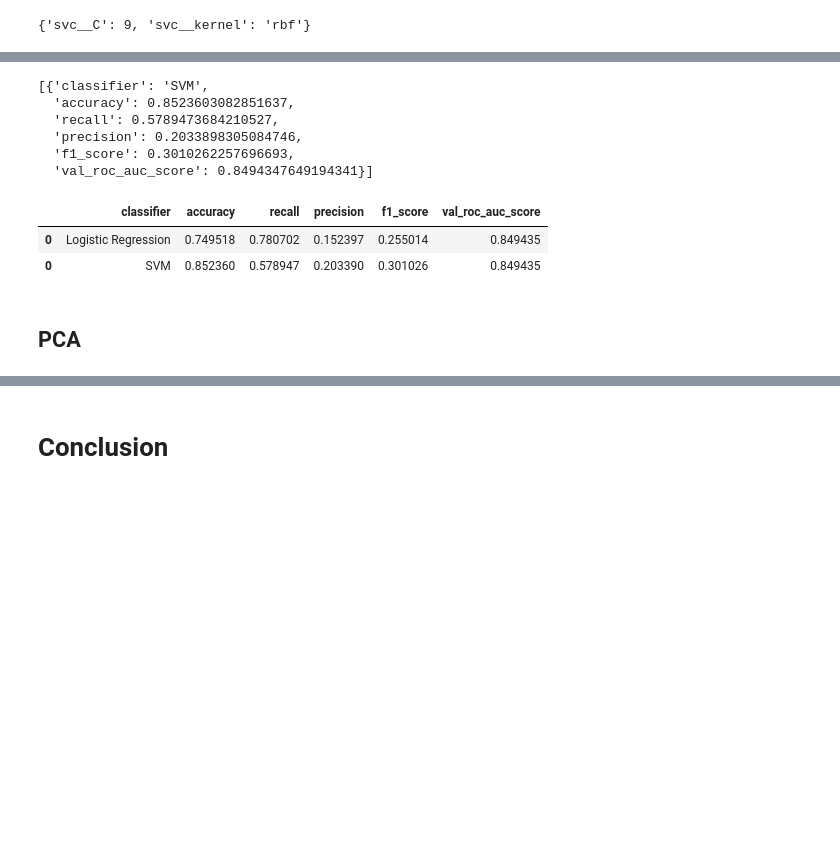
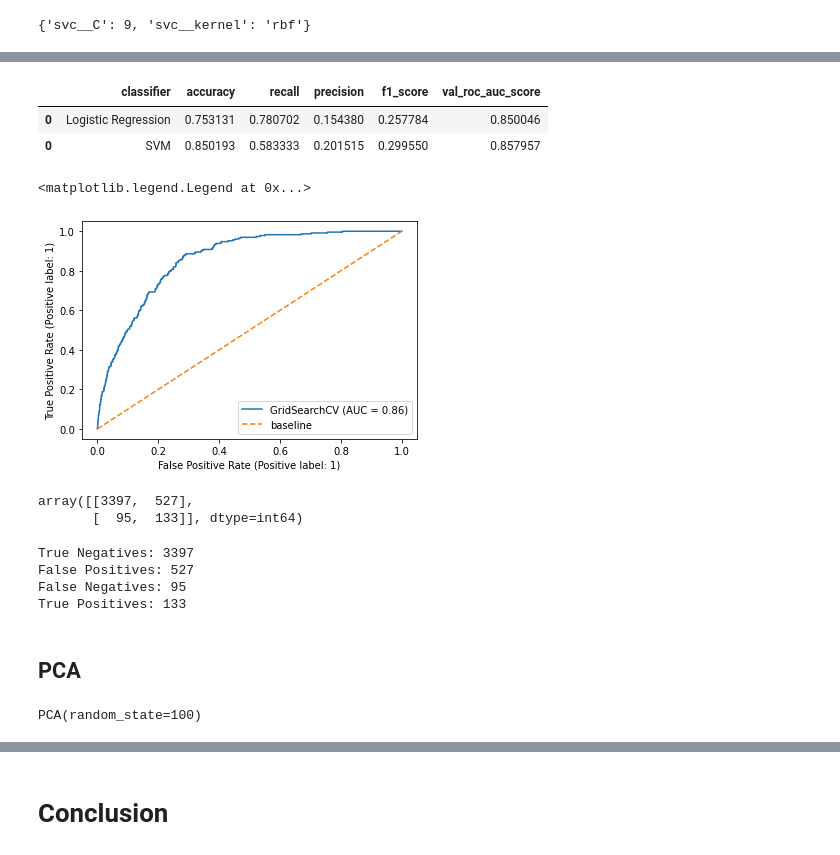
Before and after one commit to kkhalis/project_4, a Jupyter notebook: Project 4 - West Nile Virus Prediction_Casper.ipynb, the cells around one changed output, grey strips where cells are left out. Cells and saved outputs as stored; diff of their text form; code cells hidden in the pictures; blank space fills up the shorter version.

Commit message:
updated models and add train comb csv

```diff
--- a/Project 4 - West Nile Virus Prediction_Casper.ipynb
+++ b/Project 4 - West Nile Virus Prediction_Casper.ipynb
@@ -1260,3 +20,5 @@ from imblearn.over_sampling import SMOTE
+# %%
+train_comb.set_index('date', inplace=True)
 # %%
 # dropping trap column for now as it is not numeralize yet
 X = train_comb.drop(columns=['wnvpresent', 'trap'])
@@ -1319,7 +81,7 @@ pipe.get_params()
 # sampling params set to comment because it was taking too long to fit
 logreg_params = {
     'logreg__penalty': ['l1','l2'],
-    'logreg__C': [0.1, 0.5, 1, 1.5],
+    'logreg__C': [0.5, 1, 1.5, 2],
     #'sampling__sampling_strategy': ['minority', 'not minority', 'auto'],
     #'sampling__k_neighbors': [3, 5],
 }
@@ -1390,7 +168,7 @@ plt.legend()
 # %%
 # instantiate pipeline
 pipe = Pipeline([('sampling', SMOTE()),
-                 ('svc', SVC(random_state=100))
+                 ('svc', SVC(probability=True, random_state=100)) # probability=True is needed to calculate predict_proba but fitting grid model would take very long
                 ])
 # %%
 pipe.get_params()
@@ -1414,8 +192,8 @@ pipe.get_params()
  'svc__verbose': False}
 # %%
 svc_params = {
-    'svc__C': range(1,10,2),
-    'svc__kernel': ['rbf', 'poly', 'linear'],
+    'svc__C': [5, 7, 9],
+    'svc__kernel': ['rbf'],  #'poly'
     #'sampling__sampling_strategy': ['minority', 'not minority', 'auto'],
     #'sampling__k_neighbors': [3, 5],
 }
@@ -1462,15 +237,0 @@ svm_results.append(scores)
-# %%
-svm_results
-# %% [output]
-[{'classifier': 'SVM',
-  'accuracy': 0.8523603082851637,
-  'recall': 0.5789473684210527,
-  'precision': 0.2033898305084746,
-  'f1_score': 0.3010262257696693,
-  'val_roc_auc_score': 0.8494347649194341}]
-# %%
-df_results.append(svm_results)
-# %% [output]
-|  | classifier | accuracy | recall | precision | f1_score | val_roc_auc_score |
-| 0 | Logistic Regression | 0.749518 | 0.780702 | 0.152397 | 0.255014 | 0.849435 |
-| 0 | SVM | 0.852360 | 0.578947 | 0.203390 | 0.301026 | 0.849435 |
@@ -1477,3 +242,41 @@ df_results.append(svm_results)
+# %%
+# append dict to df to compare classifier performance
+
+df_results = df_results.append(svm_results)
+df_results
+# %% [output]
+|  | classifier | accuracy | recall | precision | f1_score | val_roc_auc_score |
+| 0 | Logistic Regression | 0.753131 | 0.780702 | 0.154380 | 0.257784 | 0.850046 |
+| 0 | SVM | 0.850193 | 0.583333 | 0.201515 | 0.299550 | 0.857957 |
+# %%
+# ROC curve
+plot_roc_curve(svc_grid, Xs_val, y_val)
+
+# add worst case scenario line
+plt.plot([0,1], [0,1], label='baseline', linestyle='--')
+
+# add a legend
+plt.legend()
+# %% [output]
+<matplotlib.legend.Legend at 0x...>
+[figure, added]
+# %%
+confusion_matrix(y_val, y_val_pred)
+# %% [output]
+array([[3397,  527],
+       [  95,  133]], dtype=int64)
+# %%
+tn, fp, fn, tp = confusion_matrix(y_val, y_val_pred).ravel()
+
+print("True Negatives: %s" % tn)
+print("False Positives: %s" % fp)
+print("False Negatives: %s" % fn)
+print("True Positives: %s" % tp)
+# %% [output]
+True Negatives: 3397
+False Positives: 527
+False Negatives: 95
+True Positives: 133
 # %% [markdown]
 ## PCA
 # %%
@@ -1481 +284,5 @@ df_results.append(svm_results)
 pca = PCA(random_state=100)
+# %%
+pca.fit(Xs_train)
+# %% [output]
+PCA(random_state=100)
```
Also changed, not shown: parts of 231 cells of this notebook, 1 other file.
